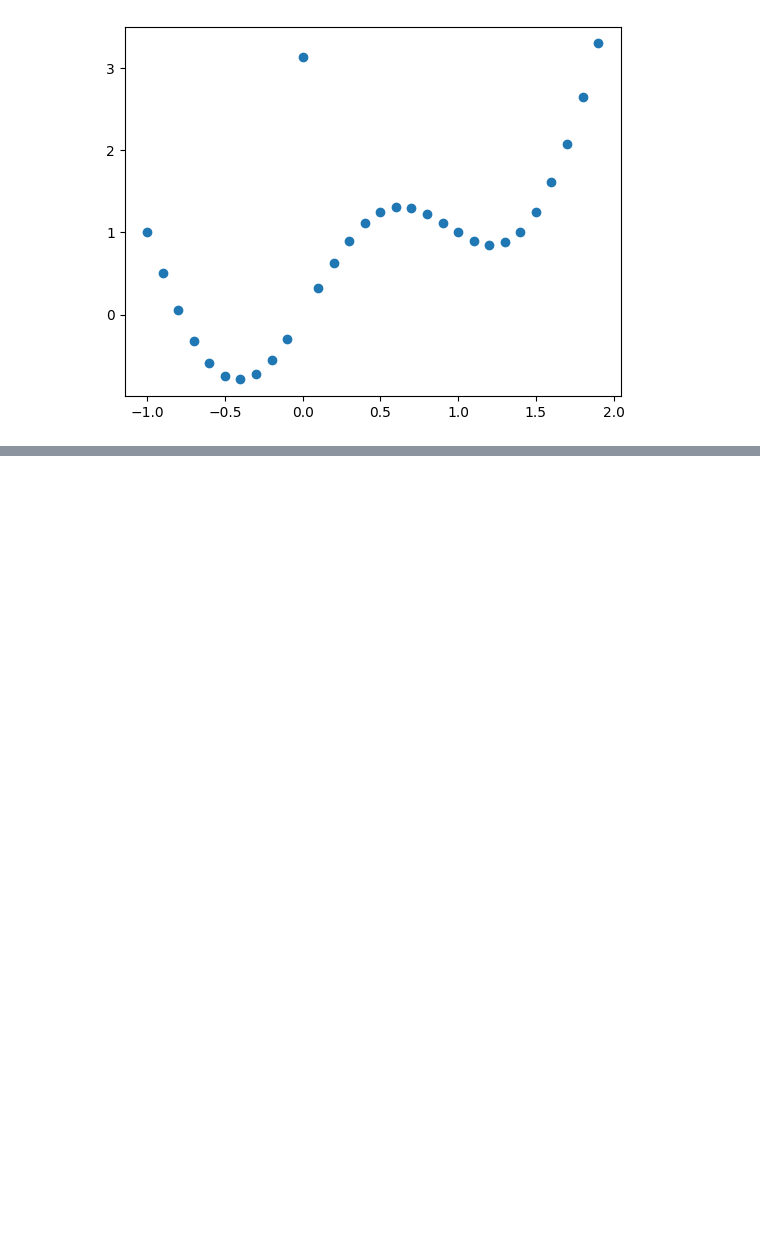
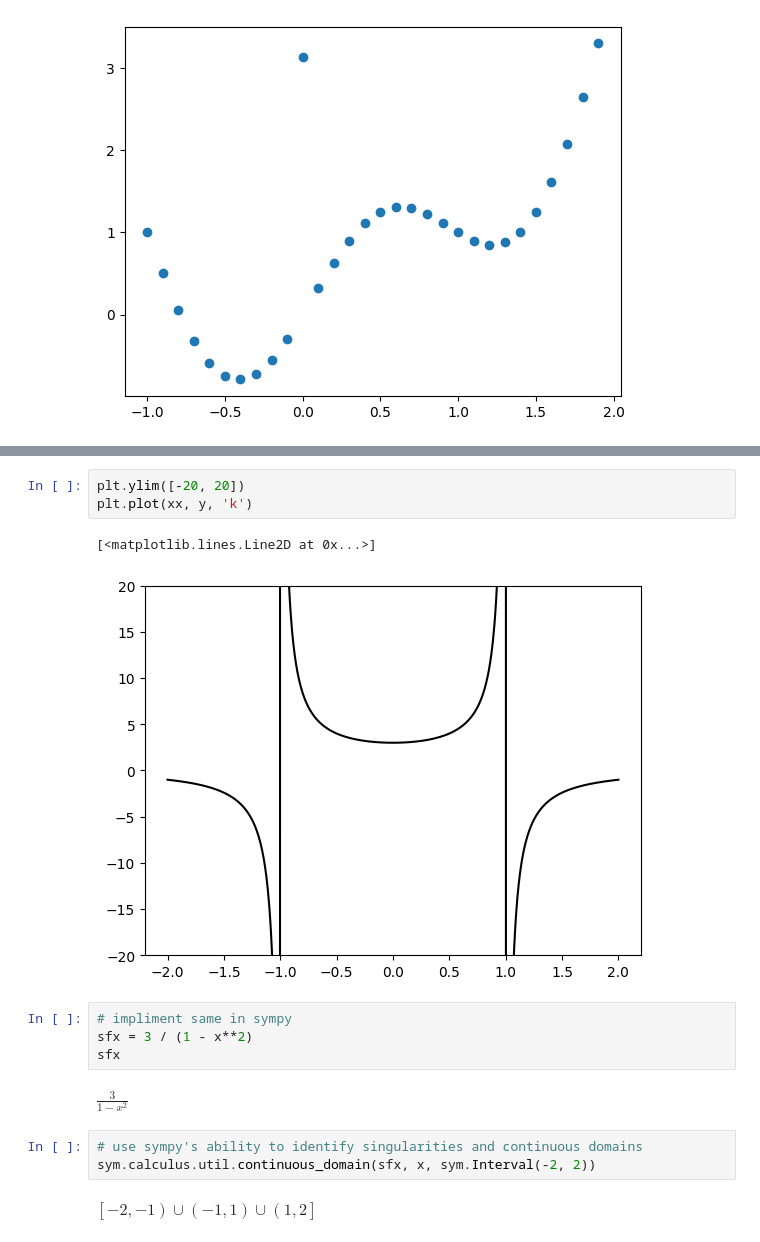
Before and after one commit to HammadArshd/calculusWithPython, a Jupyter notebook: practice/functions/discontinuities_cc.ipynb, the cells around one changed output, grey strips where cells are left out. Cells and saved outputs as stored; diff of their text form; blank space fills up the shorter version.

```diff
--- a/practice/functions/discontinuities_cc.ipynb
+++ b/practice/functions/discontinuities_cc.ipynb
@@ -155,0 +223,17 @@ plt.plot(xx, y, 'o')
+# %%
+plt.ylim([-20, 20])
+plt.plot(xx, y, 'k')
+# %% [output]
+[<matplotlib.lines.Line2D at 0x...>]
+[figure, added]
+# %%
+# impliment same in sympy
+sfx = 3 / (1 - x**2)
+sfx
+# %% [output]
+$\displaystyle \frac{3}{1 - x^{2}}$
+# %%
+# use sympy's ability to identify singularities and continuous domains
+sym.calculus.util.continuous_domain(sfx, x, sym.Interval(-2, 2))
+# %% [output]
+$\displaystyle \left[-2, -1\right) \cup \left(-1, 1\right) \cup \left(1, 2\right]$
```
Also changed, not shown: parts of 11 cells of this notebook.
